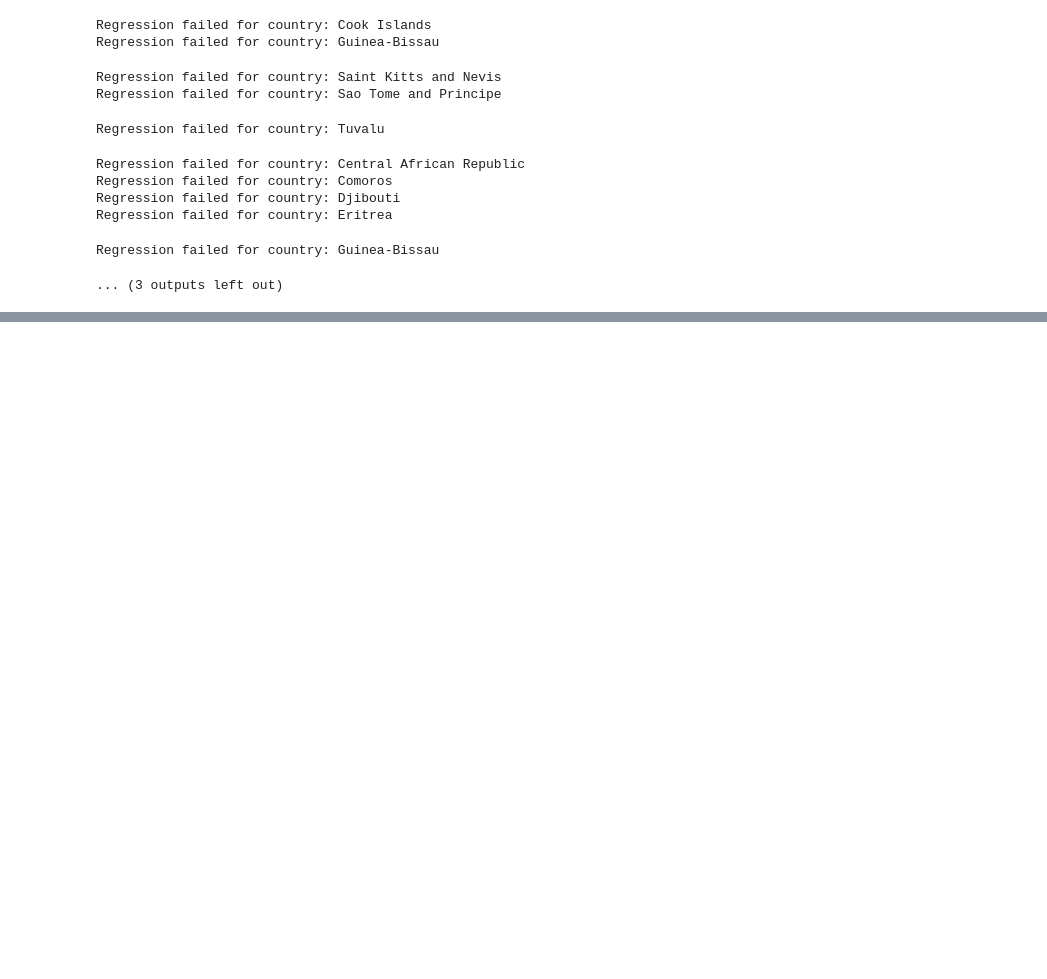
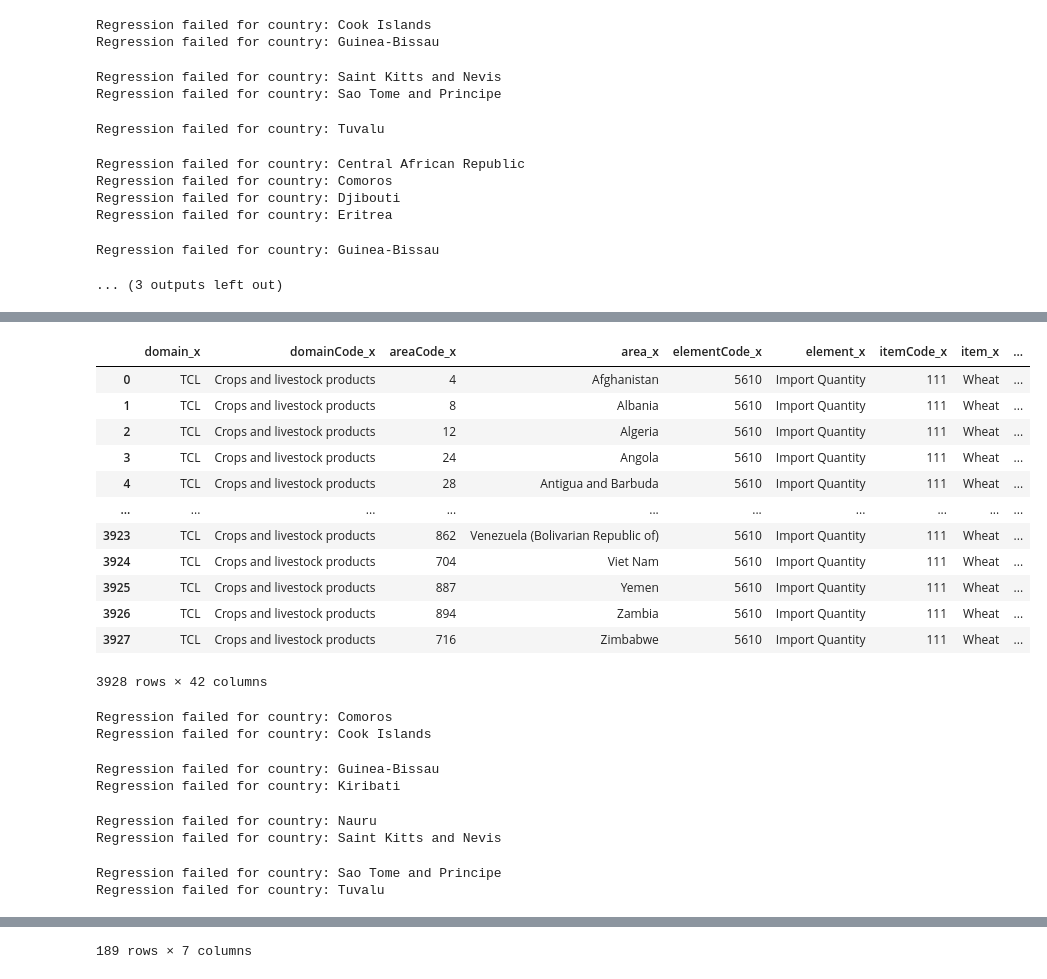
Before and after one commit to soccernee/ESE168_Project, a Jupyter notebook: ImportExportAnomaliesCode/tradeDataAnomalies.ipynb, the cells around one changed output, grey strips where cells are left out. Drawn from its saved outputs; the diff is of its cells as text; code cells hidden in the pictures; blank space fills up the shorter version.

Commit message:
US regressions only

```diff
--- a/ImportExportAnomaliesCode/tradeDataAnomalies.ipynb
+++ b/ImportExportAnomaliesCode/tradeDataAnomalies.ipynb
@@ -229,7 +229,7 @@ regData.to_csv('cornRegression.csv')
 
 totalWheatExports = pd.read_csv('totalWheatExports.csv')
 
-totalWheatExports['movAvg']= totalWheatExports['wheat_exp_total'].transform(lambda x: x.rolling(10, 1).mean()) # 10 year rolling mean, could change this
+totalWheatExports['movAvg']= totalWheatExports['wheat_exp_total'].transform(lambda x: x.rolling(20, 1).mean()) # 10 year rolling mean, could change this
 totalWheatExports['diffFromAvg']= totalWheatExports['wheat_exp_total'] - totalWheatExports['movAvg']
 totalWheatExports['percentDiffFromAvg']= totalWheatExports['diffFromAvg'] / totalWheatExports['movAvg']
 totalWheatExports.to_csv("movAvgWheat.csv")
@@ -275,7 +275,7 @@ wheatRegData.to_csv('wheatRegression.csv')
 
 totalSoyExports = pd.read_csv('totalSoyExports.csv')
 
-totalSoyExports['movAvg']= totalSoyExports['soy_exp_total'].transform(lambda x: x.rolling(10, 1).mean()) # 10 year rolling mean, could change this
+totalSoyExports['movAvg']= totalSoyExports['soy_exp_total'].transform(lambda x: x.rolling(20, 1).mean()) # 10 year rolling mean, could change this
 totalSoyExports['diffFromAvg']= totalSoyExports['soy_exp_total'] - totalSoyExports['movAvg']
 totalSoyExports['percentDiffFromAvg']= totalSoyExports['diffFromAvg'] / totalSoyExports['movAvg']
 totalSoyExports.to_csv("movAvgSoy.csv")
@@ -381,3 +381,53 @@ Regression failed for country: Djibouti
 Regression failed for country: Eritrea
 Regression failed for country: Guinea-Bissau
 ... (3 outputs left out)
+# %%
+## US WHEAT ###
+
+USWheatExports = exportQuantityData[(exportQuantityData["area"] == "United States of America") & (exportQuantityData["item"] == "Wheat") & (exportQuantityData["year"] >= 2000)]
+USWheatExports["prevYearExp"] = USWheatExports['diffFromAvg'].shift(+1)
+USWheatExports["percentPrevYearExp"] = USWheatExports['percentDiffFromAvg'].shift(+1)
+
+
+USWheatExports['yearShift'] = (USWheatExports['year'] + 1) # add column with year shift for matching later, we will regress with a one year lag
+
+# create a dataset that links the US export variation to each import country's yearly data
+USWheatEffectsData = wheatImports.merge(USWheatExports, right_on='year', left_on='year')
+USWheatEffectsData.to_csv("USWheatEffects.csv")
+display(USWheatEffectsData)
+
+# group this new data set by import country
+groupedWheat = USWheatEffectsData.groupby('area_x')
+
+# create a new dataframe to hold each country's sensitivity to US corn export changes
+d = {'area': [], 'percentDiffFromAvg_y': [], 'year': [], 'percentPrevYearExp': [],'pop': [],'adj_r2': [], 'f_pvalue': [] }
+regData = pd.DataFrame(data = d)
+
+# # for testing without running the whole loop
+# afg = groupedCorn.get_group("Afghanistan")
+# lm = smf.ols('diffFromAvg_x ~ diffFromAvg_y + year + pop_y', data = afg, missing='drop').fit()
+# print(lm.summary())
+# print(lm.params)
+# print(lm.rsquared_adj)
+# print(lm.f_pvalue)
+
+
+for g in groupedWheat.groups.keys():
+    try:
+        curr = groupedWheat.get_group(g)
+        lm = smf.ols('percentDiffFromAvg_x ~ percentDiffFromAvg_y + year + percentPrevYearExp + pop_x', data = curr, missing='drop').fit()
+        lm.summary()
+
+        regData.loc[len(regData.index)] = [g, lm.params['percentDiffFromAvg_y'], lm.params['year'], lm.params['percentPrevYearExp'], lm.params['pop_x'],lm.rsquared_adj, lm.f_pvalue] # add regression results for each country
+
+
+        # 1) pull out coefficients on diffFromAvg_y and year, create a row in a new dataset for country and coefficients
+        # 2) repeat with a 1 year lag between exports and imports
+        # 3) expand to other commodities and global produciton values
+
+    except:
+        print("Regression failed for country: " + str(g))
+
+display(regData)
+regData.to_csv('USWheatRegression.csv')
+# %% [output]
@@ -383,0 +449,21 @@ Regression failed for country: Guinea-Bissau
+|  | domain_x | domainCode_x | areaCode_x | area_x | elementCode_x | element_x | itemCode_x | item_x | ... |
+| 0 | TCL | Crops and livestock products | 4 | Afghanistan | 5610 | Import Quantity | 111 | Wheat | ... |
+| 1 | TCL | Crops and livestock products | 8 | Albania | 5610 | Import Quantity | 111 | Wheat | ... |
+| 2 | TCL | Crops and livestock products | 12 | Algeria | 5610 | Import Quantity | 111 | Wheat | ... |
+| 3 | TCL | Crops and livestock products | 24 | Angola | 5610 | Import Quantity | 111 | Wheat | ... |
+| 4 | TCL | Crops and livestock products | 28 | Antigua and Barbuda | 5610 | Import Quantity | 111 | Wheat | ... |
+| ... | ... | ... | ... | ... | ... | ... | ... | ... | ... |
+| 3923 | TCL | Crops and livestock products | 862 | Venezuela (Bolivarian Republic of) | 5610 | Import Quantity | 111 | Wheat | ... |
+| 3924 | TCL | Crops and livestock products | 704 | Viet Nam | 5610 | Import Quantity | 111 | Wheat | ... |
+| 3925 | TCL | Crops and livestock products | 887 | Yemen | 5610 | Import Quantity | 111 | Wheat | ... |
+| 3926 | TCL | Crops and livestock products | 894 | Zambia | 5610 | Import Quantity | 111 | Wheat | ... |
+| 3927 | TCL | Crops and livestock products | 716 | Zimbabwe | 5610 | Import Quantity | 111 | Wheat | ... |
+3928 rows × 42 columns
+Regression failed for country: Comoros
+Regression failed for country: Cook Islands
+Regression failed for country: Guinea-Bissau
+Regression failed for country: Kiribati
+Regression failed for country: Nauru
+Regression failed for country: Saint Kitts and Nevis
+Regression failed for country: Sao Tome and Principe
+Regression failed for country: Tuvalu
@@ -383,0 +482 @@ Regression failed for country: Guinea-Bissau
+189 rows × 7 columns
```
Also changed, not shown: parts of 2 cells of this notebook, 12 other files.
